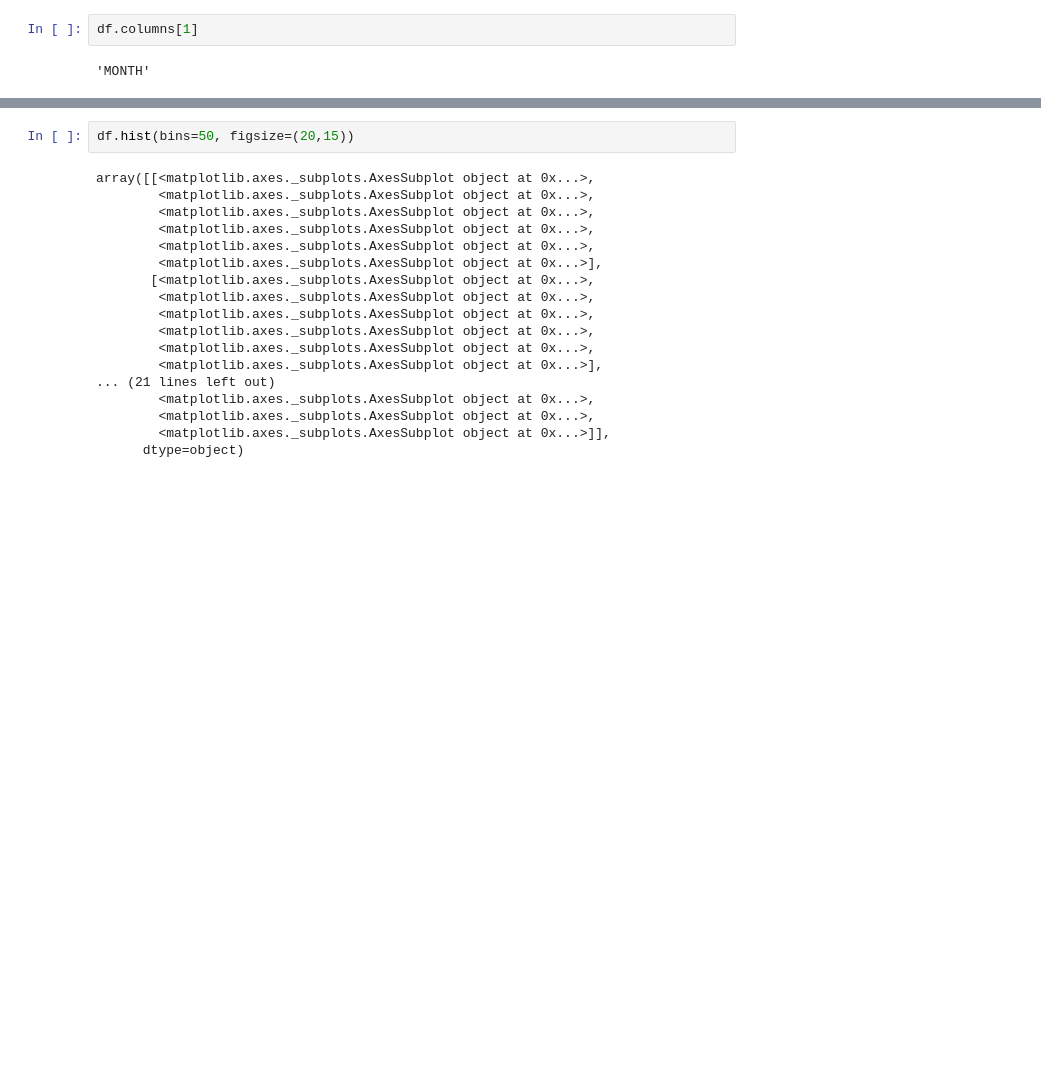
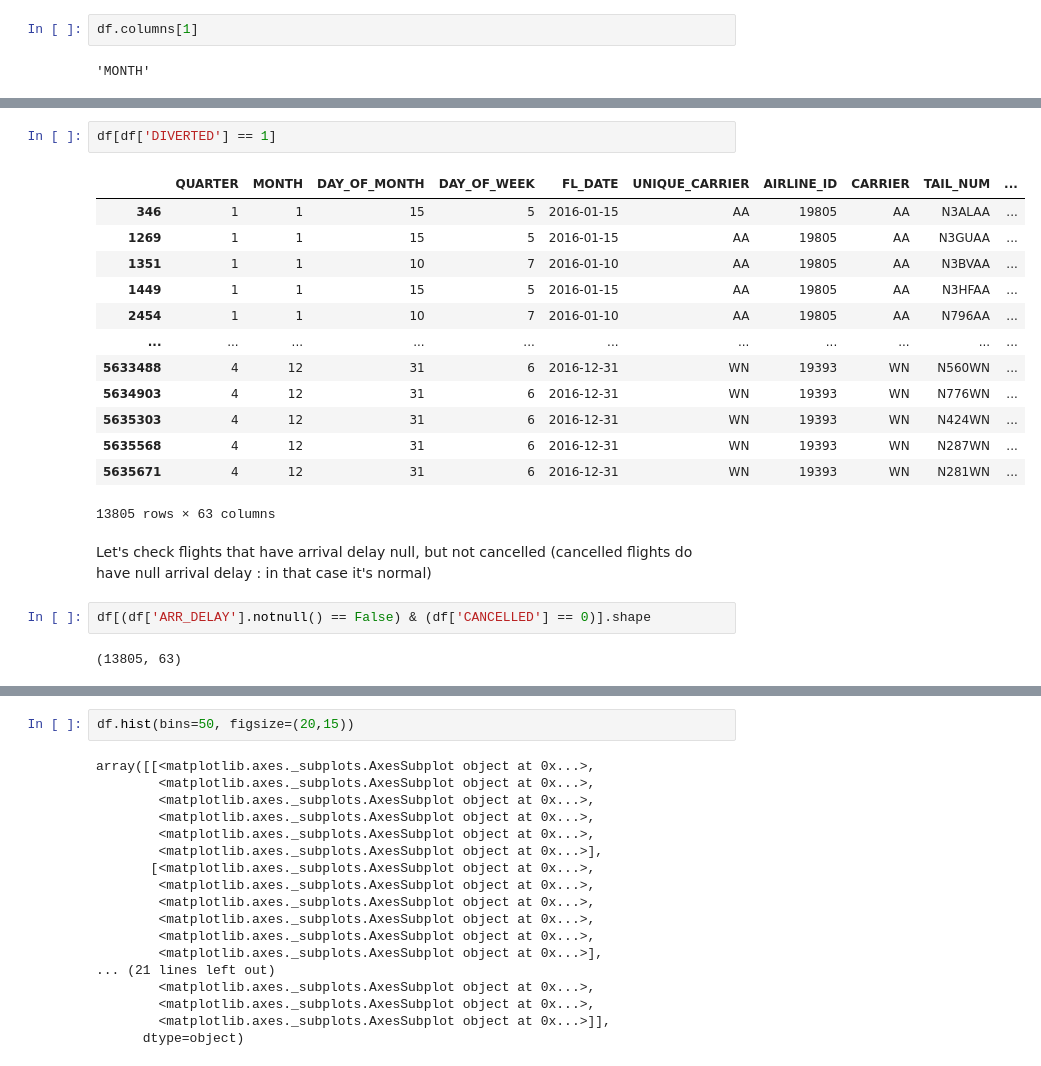
Before and after one commit to Severac/openclassrooms, a Jupyter notebook: PJ4/PJ4_dataexplore.ipynb, the cells around one changed output, grey strips where cells are left out. Drawn from its saved outputs; the diff is of its cells as text; blank space fills up the shorter version.

```diff
--- a/PJ4/PJ4_dataexplore.ipynb
+++ b/PJ4/PJ4_dataexplore.ipynb
@@ -660,0 +759,22 @@ Features to drop : ['FL_DATE', 'AIRLINE_ID', 'CARRIER', 'TAIL_NUM', 'FL_NUM', 'O
+# %%
+df[df['DIVERTED'] == 1]
+# %% [output]
+|  | QUARTER | MONTH | DAY_OF_MONTH | DAY_OF_WEEK | FL_DATE | UNIQUE_CARRIER | AIRLINE_ID | CARRIER | TAIL_NUM | ... |
+| 346 | 1 | 1 | 15 | 5 | 2016-01-15 | AA | 19805 | AA | N3ALAA | ... |
+| 1269 | 1 | 1 | 15 | 5 | 2016-01-15 | AA | 19805 | AA | N3GUAA | ... |
+| 1351 | 1 | 1 | 10 | 7 | 2016-01-10 | AA | 19805 | AA | N3BVAA | ... |
+| 1449 | 1 | 1 | 15 | 5 | 2016-01-15 | AA | 19805 | AA | N3HFAA | ... |
+| 2454 | 1 | 1 | 10 | 7 | 2016-01-10 | AA | 19805 | AA | N796AA | ... |
+| ... | ... | ... | ... | ... | ... | ... | ... | ... | ... | ... |
+| 5633488 | 4 | 12 | 31 | 6 | 2016-12-31 | WN | 19393 | WN | N560WN | ... |
+| 5634903 | 4 | 12 | 31 | 6 | 2016-12-31 | WN | 19393 | WN | N776WN | ... |
+| 5635303 | 4 | 12 | 31 | 6 | 2016-12-31 | WN | 19393 | WN | N424WN | ... |
+| 5635568 | 4 | 12 | 31 | 6 | 2016-12-31 | WN | 19393 | WN | N287WN | ... |
+| 5635671 | 4 | 12 | 31 | 6 | 2016-12-31 | WN | 19393 | WN | N281WN | ... |
+13805 rows × 63 columns
+# %% [markdown]
+Let's check flights that have arrival delay null, but not cancelled  (cancelled flights do have null arrival delay : in that case it's normal)
+# %%
+df[(df['ARR_DELAY'].notnull() == False) & (df['CANCELLED'] == 0)].shape
+# %% [output]
+(13805, 63)
```
Also changed, not shown: parts of 59 cells of this notebook, 2 other files.
